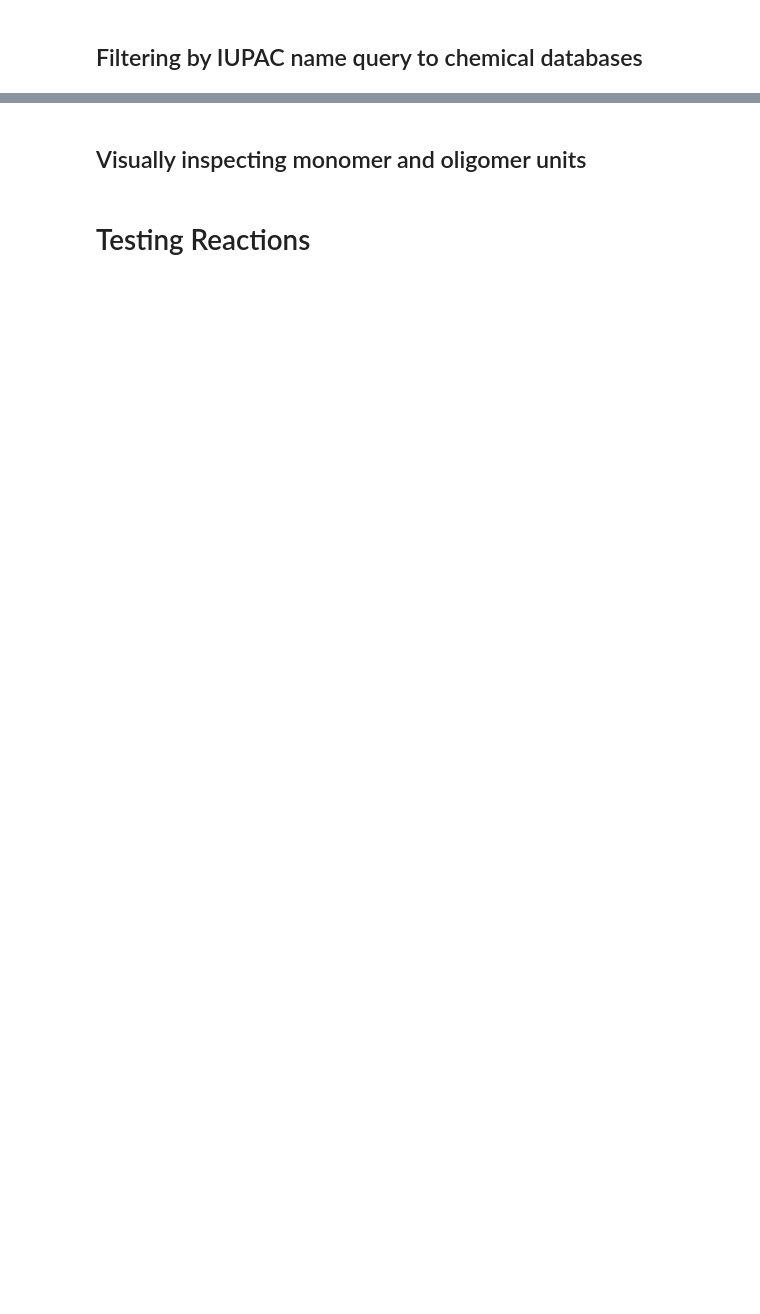
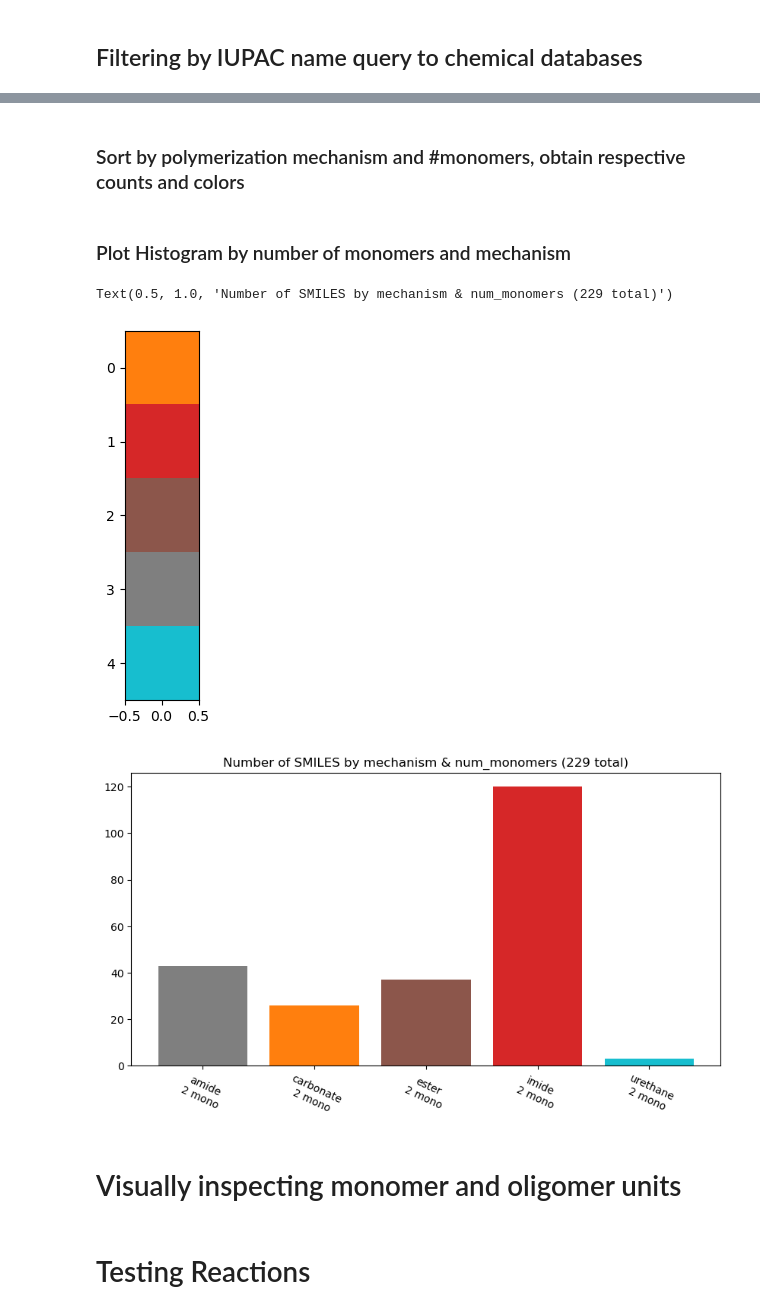
Before and after one commit to timbernat/NREL_polymers, a Jupyter notebook: process_inputs.ipynb, the cells around one changed output, grey strips where cells are left out. Saved outputs shown, nothing was run; the diff lists cells and outputs as text; code cells hidden in the pictures; blank space fills up the shorter version.

Commit message:
Completed monomer filtering pipeline, generated filtered monomer dataset

```diff
--- a/process_inputs.ipynb
+++ b/process_inputs.ipynb
@@ -275,0 +255,10 @@ for chemistry, frame in frames.items():
+# %%
+IUPAC_names.columns = (0, 1)
+for (i, col) in IUPAC_names.items():
+    df.insert(
+        loc=i+5,
+        column=f'IUPAC_monomer_{i+1}',
+        value=col
+    )
+
+df = df[IUPAC_names.notnull().all(axis=1)]
@@ -276,5 +270,46 @@ for chemistry, frame in frames.items():
+# %% [markdown]
+### Sort by polymerization mechanism and #monomers, obtain respective counts and colors
+# %%
+from polymerist.graphics import plotutils
+
+# keys = ['num_monomers', 'mechanism']
+keys = ['mechanism', 'num_monomers']
+
+df_grouper = df.groupby(keys)
+frames = {
+    mech : df_grouper.get_group(mech)
+        for mech in df_grouper.groups
+}
+# %%
+counts = df_grouper.size().to_dict()
+cdict, carr = plotutils.label_discrete_cmap(
+    cmap=plt.get_cmap('tab10'),
+    color_names=df.mechanism.unique(),
+    hues_per_color=1
+)
+# %%
+colors = []
+plot_counts = {}
+for (mech, num_mono), count_val in counts.items():
+    plot_counts[f'{mech}\n{num_mono} mono'] = count_val
+    colors.append(cdict[mech])
+# %% [markdown]
+### Plot Histogram by number of monomers and mechanism
+# %%
+plt.imshow(carr)
+
+plotutils.presize_subplots(1, 1, scale=10, elongation=1/2)
+
+plt.bar(plot_counts.keys(), plot_counts.values(), color=colors)
+plt.xticks(np.arange(len(counts))+0, rotation=-25)
+
+plt.title(f'Number of SMILES by {" & ".join(keys)} ({len(df)} total)')
+# %% [output]
+Text(0.5, 1.0, 'Number of SMILES by mechanism & num_monomers (229 total)')
+[figure, added]
+[figure, added]
 # %% [markdown]
-## Visually inspecting monomer and oligomer units
+# Visually inspecting monomer and oligomer units
 # %%
 from polymerist.monomers import specification
 
```
Also changed, not shown: parts of 40 cells of this notebook, 1 other file.
